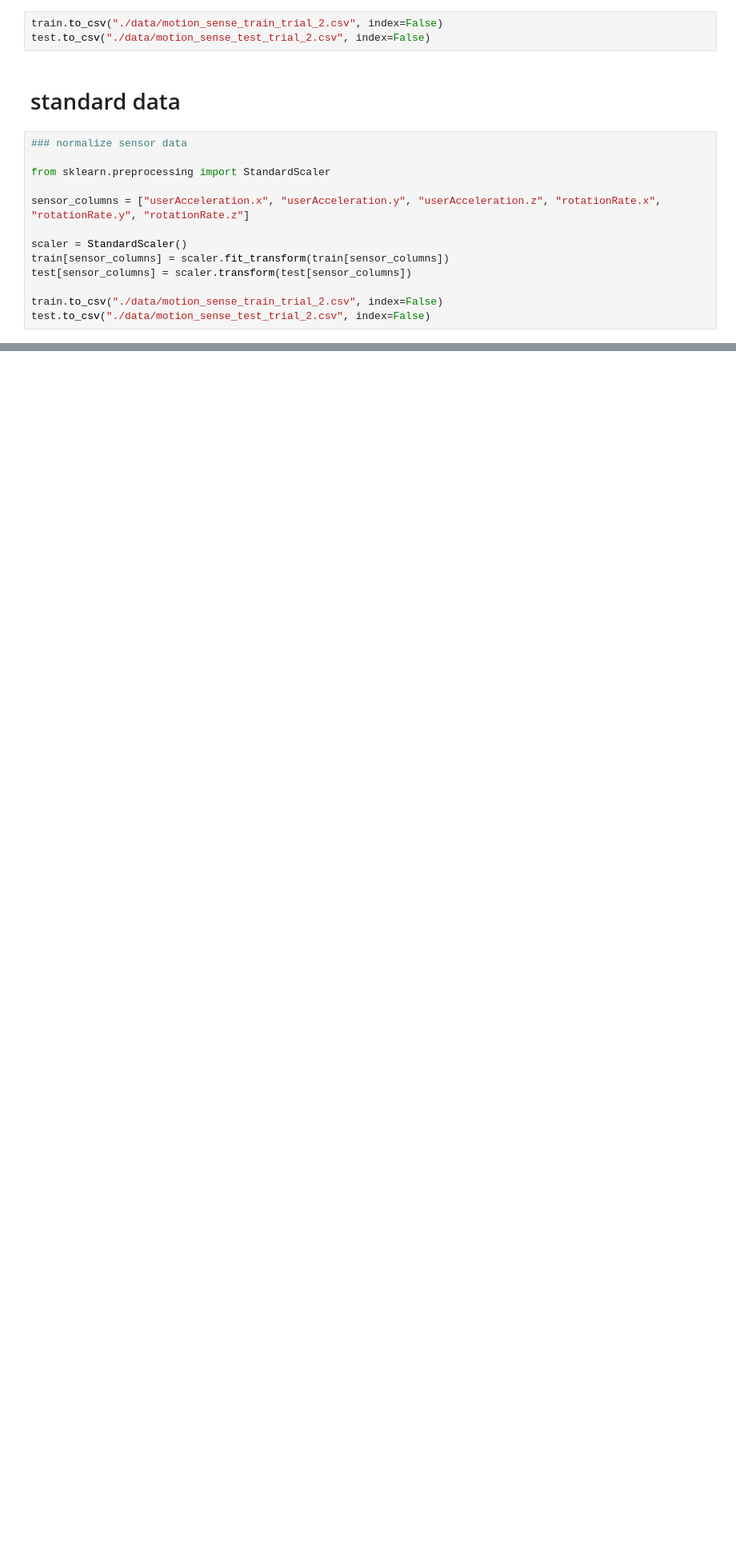
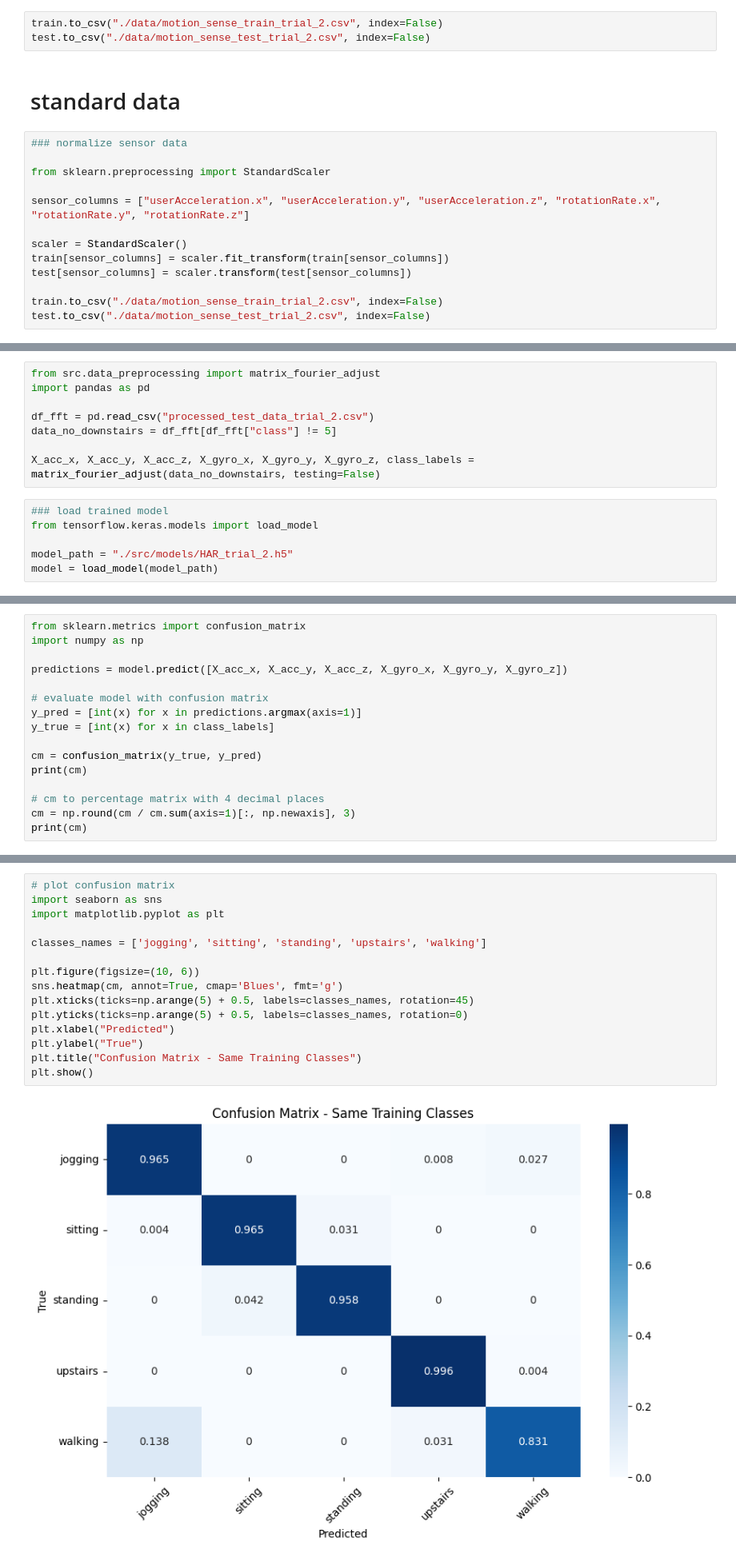
Before and after one commit to PaulaPerazzo/ExAI-project, a Jupyter notebook: trial_2.ipynb, the cells around one changed output, grey strips where cells are left out. Shown: that part at 80% size. Saved outputs shown, nothing was run; the diff lists cells and outputs as text; blank space fills up the shorter version.

Commit message:
trial 2 evaluated

```diff
--- a/trial_2.ipynb
+++ b/trial_2.ipynb
@@ -250,0 +255,14 @@ Name: count, dtype: int64
+# %%
+from src.data_preprocessing import matrix_fourier_adjust
+import pandas as pd
+
+df_fft = pd.read_csv("processed_test_data_trial_2.csv")
+data_no_downstairs = df_fft[df_fft["class"] != 5]
+
+X_acc_x, X_acc_y, X_acc_z, X_gyro_x, X_gyro_y, X_gyro_z, class_labels = matrix_fourier_adjust(data_no_downstairs, testing=False)
+# %%
+### load trained model
+from tensorflow.keras.models import load_model
+
+model_path = "./src/models/HAR_trial_2.h5"
+model = load_model(model_path)
@@ -250,0 +271,16 @@ Name: count, dtype: int64
+# %%
+from sklearn.metrics import confusion_matrix
+import numpy as np
+
+predictions = model.predict([X_acc_x, X_acc_y, X_acc_z, X_gyro_x, X_gyro_y, X_gyro_z])
+
+# evaluate model with confusion matrix
+y_pred = [int(x) for x in predictions.argmax(axis=1)]
+y_true = [int(x) for x in class_labels]
+
+cm = confusion_matrix(y_true, y_pred)
+print(cm)
+
+# cm to percentage matrix with 4 decimal places
+cm = np.round(cm / cm.sum(axis=1)[:, np.newaxis], 3)
+print(cm)
@@ -250,0 +300,17 @@ Name: count, dtype: int64
+# %%
+# plot confusion matrix
+import seaborn as sns
+import matplotlib.pyplot as plt
+
+classes_names = ['jogging', 'sitting', 'standing', 'upstairs', 'walking']
+
+plt.figure(figsize=(10, 6))
+sns.heatmap(cm, annot=True, cmap='Blues', fmt='g')
+plt.xticks(ticks=np.arange(5) + 0.5, labels=classes_names, rotation=45)
+plt.yticks(ticks=np.arange(5) + 0.5, labels=classes_names, rotation=0)
+plt.xlabel("Predicted")
+plt.ylabel("True")
+plt.title("Confusion Matrix - Same Training Classes")
+plt.show()
+# %% [output]
+[figure, added]
```
Also changed, not shown: parts of 33 cells of this notebook, 7 other files.
